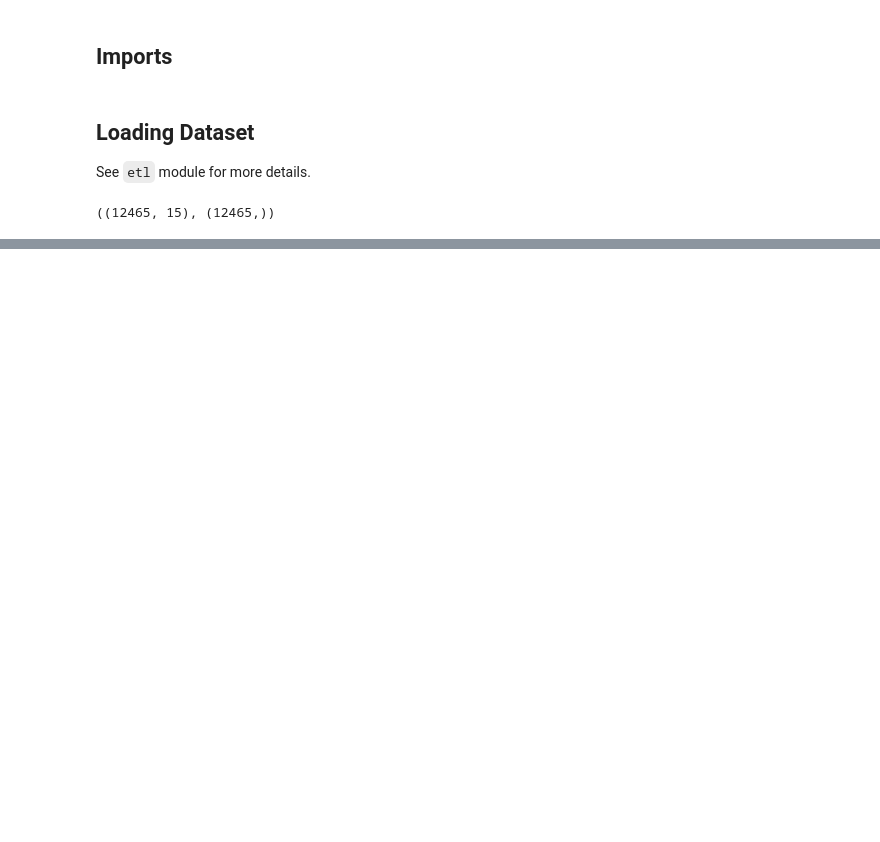
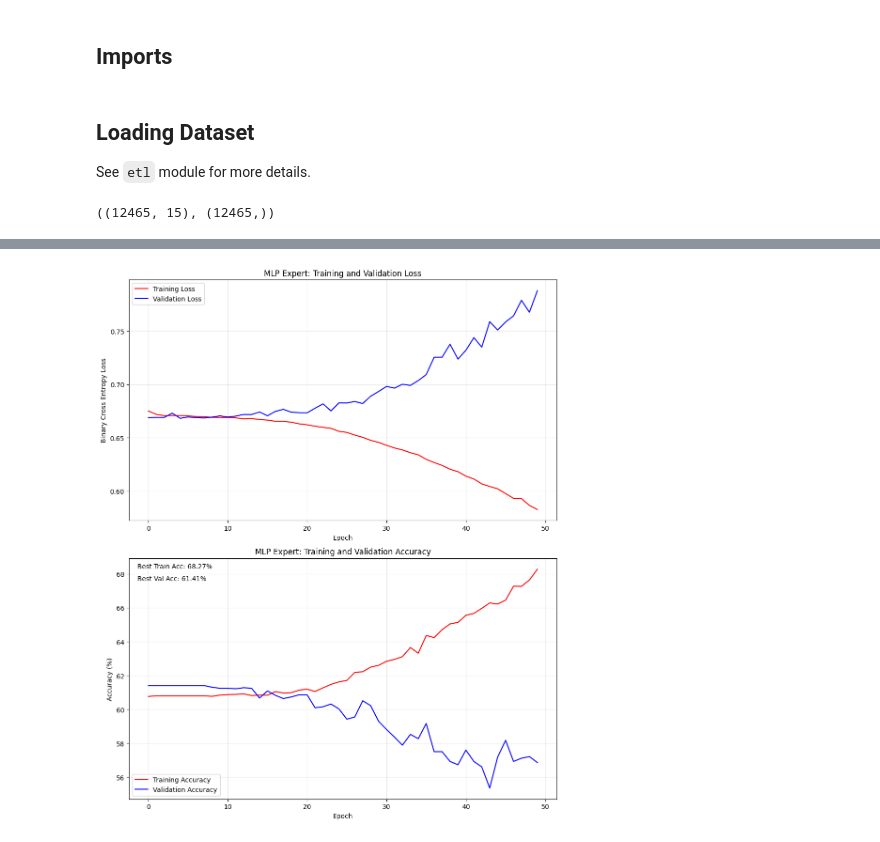
Before and after one commit to ShishirAravindan/nfl-prediction-MoE, a Jupyter notebook: demo/trainMLP.ipynb, the cells around one changed output, grey strips where cells are left out. Saved outputs shown, nothing was run; the diff lists cells and outputs as text; code cells hidden in the pictures; blank space fills up the shorter version.

Commit message:
cleaned up mlp expert and demo

```diff
--- a/demo/trainMLP.ipynb
+++ b/demo/trainMLP.ipynb
@@ -96,0 +89,41 @@ plt.show()
+# %%
+import matplotlib.pyplot as plt
+
+# Create a figure with two subplots
+fig, (ax1, ax2) = plt.subplots(2, 1, figsize=(10, 12))
+
+# Plot losses
+ax1.plot(train_metrics['train_losses'], label='Training Loss', color='red')
+if train_metrics['val_losses']:
+    ax1.plot(train_metrics['val_losses'], label='Validation Loss', color='blue')
+ax1.set_xlabel('Epoch')
+ax1.set_ylabel('Binary Cross Entropy Loss')
+ax1.set_title('MLP Expert: Training and Validation Loss')
+ax1.grid(True, alpha=0.3)
+ax1.legend()
+
+# Plot accuracies
+ax2.plot(train_metrics['train_accuracies'], label='Training Accuracy', color='red')
+if train_metrics['val_accuracies']:
+    ax2.plot(train_metrics['val_accuracies'], label='Validation Accuracy', color='blue')
+
+# Add best accuracies as text
+best_train_acc = max(train_metrics['train_accuracies'])
+ax2.text(0.02, 0.98, f'Best Train Acc: {best_train_acc:.2f}%',
+         transform=ax2.transAxes, verticalalignment='top')
+if train_metrics['val_accuracies']:
+    best_val_acc = max(train_metrics['val_accuracies'])
+    ax2.text(0.02, 0.93, f'Best Val Acc: {best_val_acc:.2f}%',
+             transform=ax2.transAxes, verticalalignment='top')
+
+ax2.set_xlabel('Epoch')
+ax2.set_ylabel('Accuracy (%)')
+ax2.set_title('MLP Expert: Training and Validation Accuracy')
+ax2.grid(True, alpha=0.3)
+ax2.legend()
+
+# Adjust layout to prevent overlap
+plt.tight_layout()
+plt.show()
+# %% [output]
+[figure, added]
```
Also changed, not shown: parts of 6 cells of this notebook, 1 other file.
